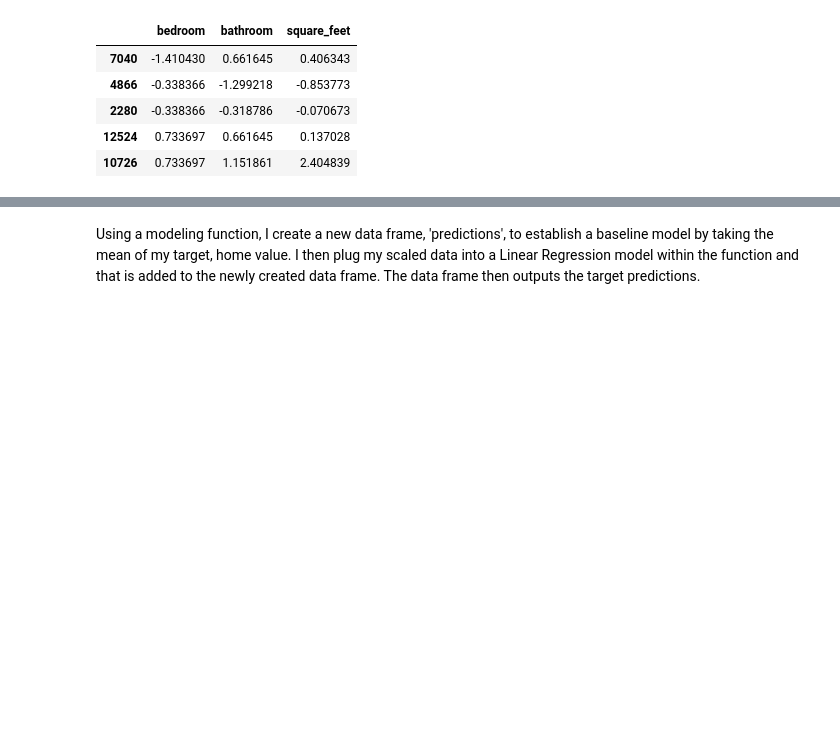
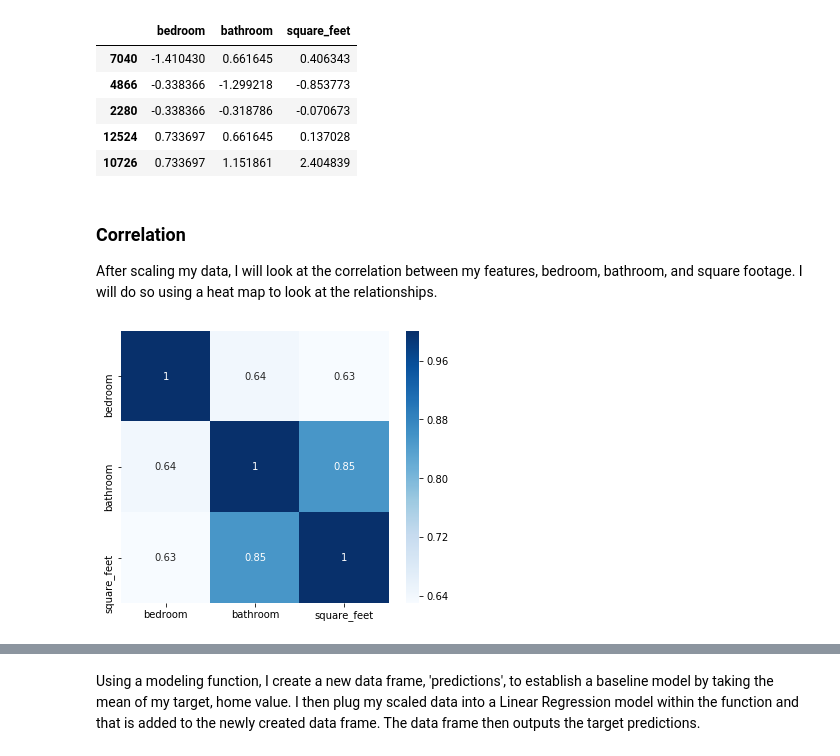
Before and after one commit to cari-holmes/zillow-project, a Jupyter notebook: zillow_mvp.ipynb, the cells around one changed output, grey strips where cells are left out. Saved outputs shown, nothing was run; the diff lists cells and outputs as text; code cells hidden in the pictures; blank space fills up the shorter version.

```diff
--- a/zillow_mvp.ipynb
+++ b/zillow_mvp.ipynb
@@ -130,3 +128,12 @@ x_train.head()
 | 2280 | -0.338366 | -0.318786 | -0.070673 |
 | 12524 | 0.733697 | 0.661645 | 0.137028 |
 | 10726 | 0.733697 | 1.151861 | 2.404839 |
+# %% [markdown]
+### Correlation
+After scaling my data, I will look at the correlation between my features, bedroom, bathroom, and square footage. I will do so using a heat map to look at the relationships.
+# %%
+plt.figure(figsize=(6,5))
+sns.heatmap(x_train.corr(), annot=True, cmap=plt.cm.Blues)
+plt.show()
+# %% [output]
+[figure, added]
```
Also changed, not shown: parts of 22 cells of this notebook.
